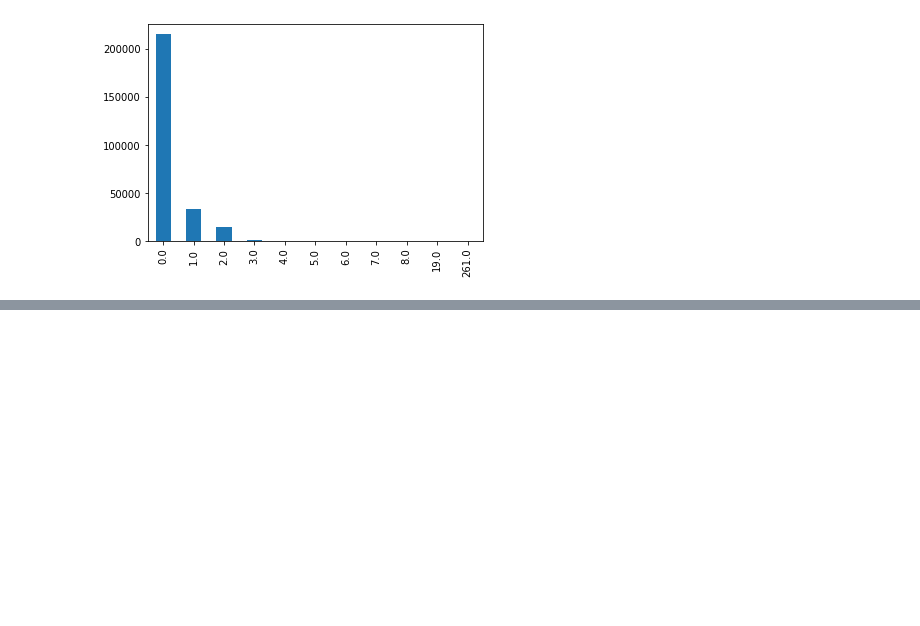
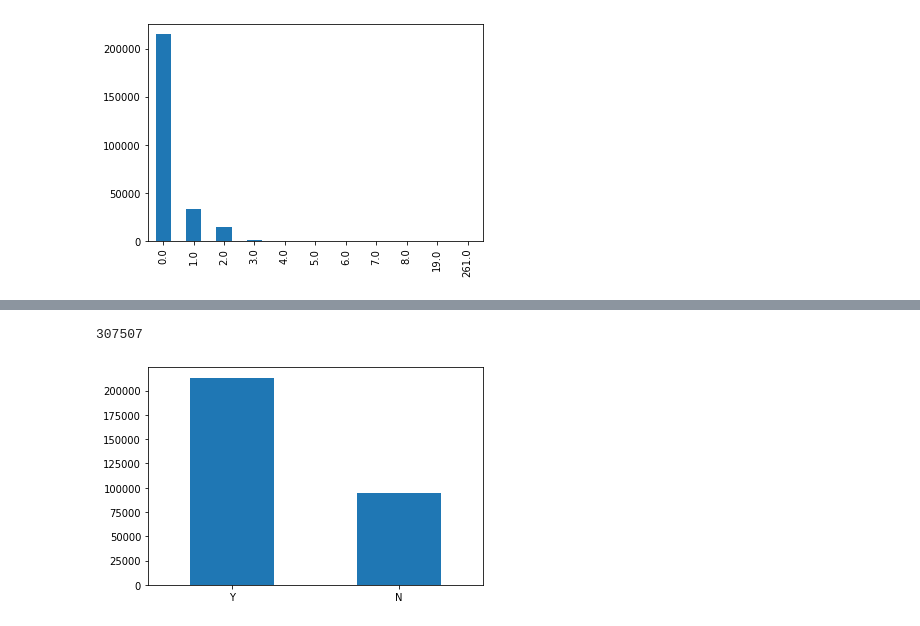
Before and after one commit to suhasmaddali/Home-Credit-Loan-Sanction, a Jupyter notebook: Home Credit Python Project.ipynb, the cells around one changed output, grey strips where cells are left out. Cells and saved outputs as stored; diff of their text form; code cells hidden in the pictures; blank space fills up the shorter version.

```diff
--- a/Home Credit Python Project.ipynb
+++ b/Home Credit Python Project.ipynb
@@ -329,0 +293,2 @@ df_train['AMT_REQ_CREDIT_BUREAU_QRT'].value_counts().plot(kind = 'bar')
+# %%
+df_train = df_train[df_train['CODE_GENDER'] != 'XNA']
@@ -329,0 +305,10 @@ df_train['AMT_REQ_CREDIT_BUREAU_QRT'].value_counts().plot(kind = 'bar')
+# %%
+len(df_train)
+# %% [output]
+307507
+# %%
+df_train['FLAG_OWN_REALTY'].value_counts().plot(kind = 'bar')
+plt.xticks(rotation = 0)
+plt.show()
+# %% [output]
+[figure, added]
```
Also changed, not shown: parts of 30 cells of this notebook.
